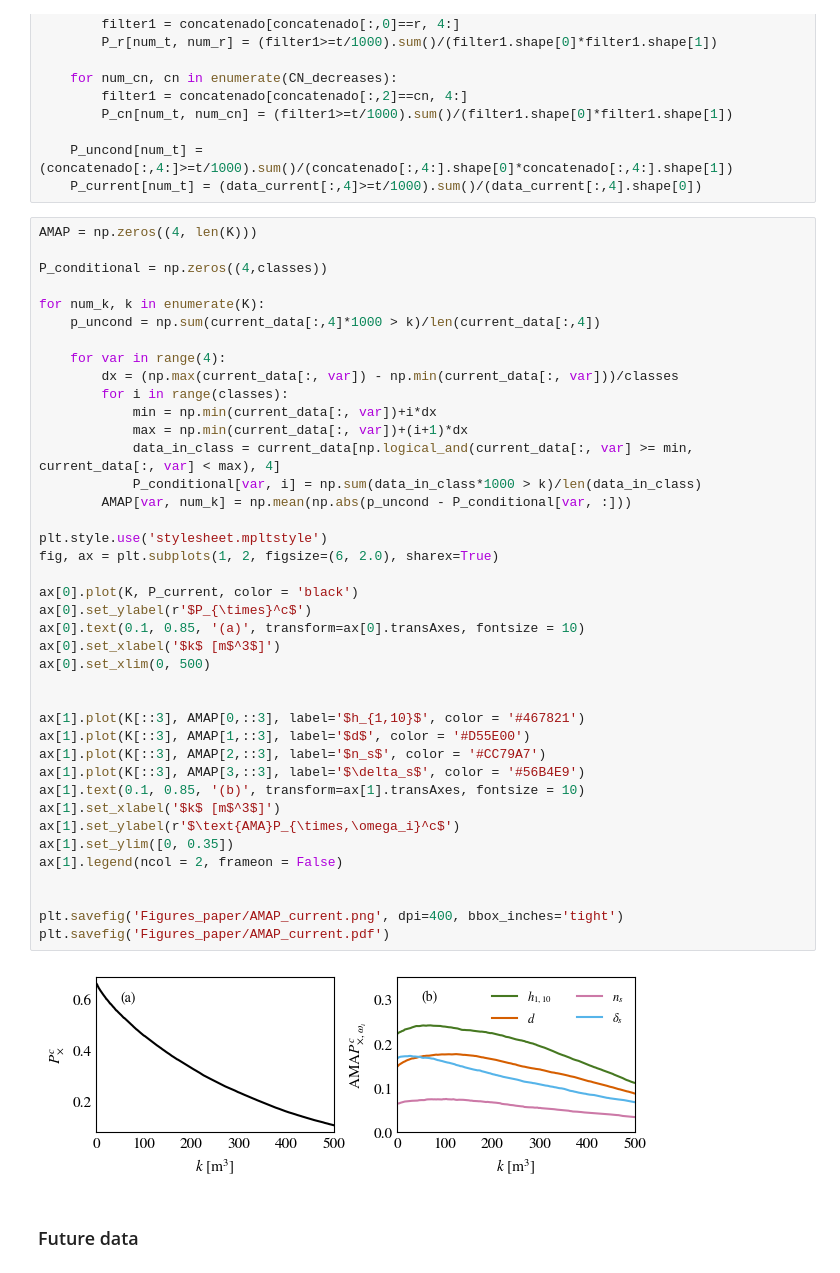
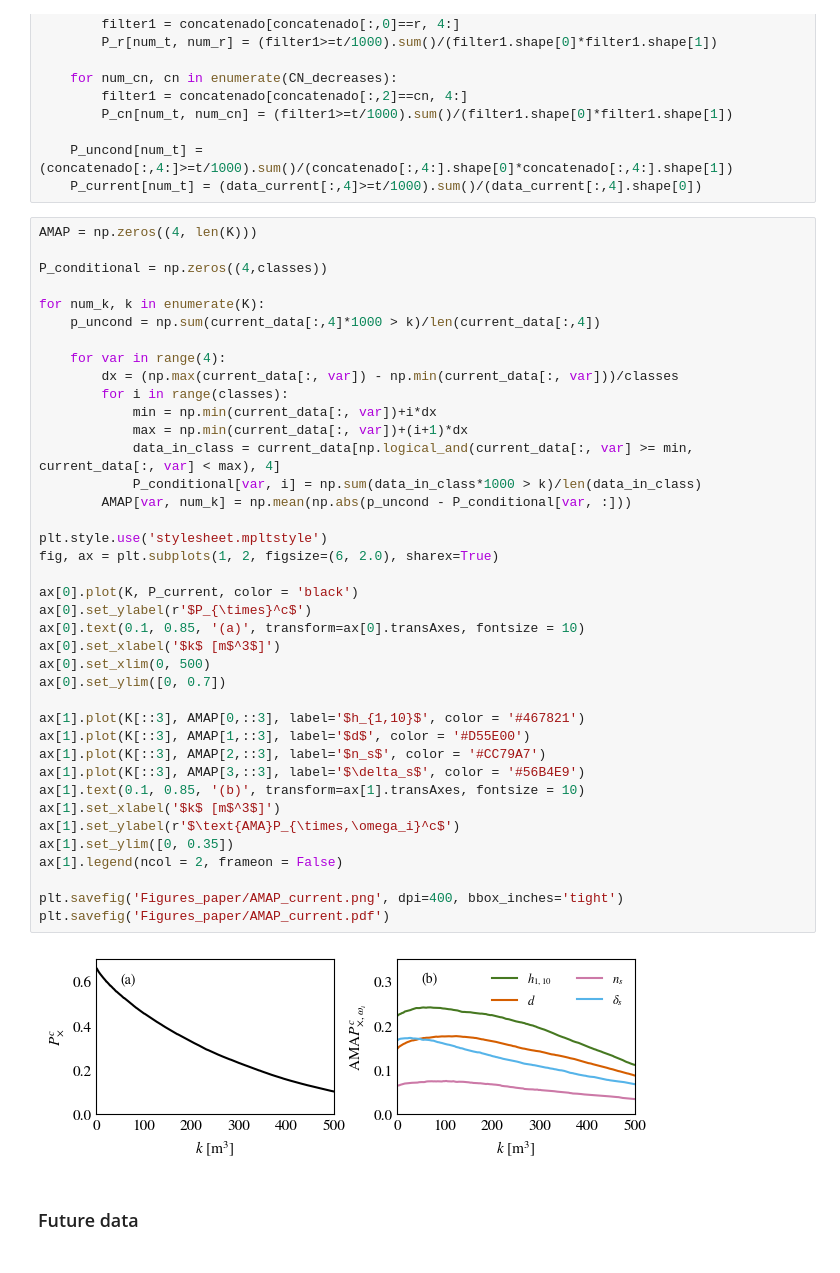
Before and after one commit to rlsandovalp/operational_picture, a Jupyter notebook: Galbiate/operational_analysis.ipynb, the cells around one changed output. Cells and saved outputs as stored; diff of their text form.

```diff
--- a/Galbiate/operational_analysis.ipynb
+++ b/Galbiate/operational_analysis.ipynb
@@ -175,36 +176,35 @@ for num_k, k in enumerate(K):
         dx = (np.max(current_data[:, var]) - np.min(current_data[:, var]))/classes
         for i in range(classes):
             min = np.min(current_data[:, var])+i*dx
             max = np.min(current_data[:, var])+(i+1)*dx
             data_in_class = current_data[np.logical_and(current_data[:, var] >= min, current_data[:, var] < max), 4]
             P_conditional[var, i] = np.sum(data_in_class*1000 > k)/len(data_in_class)
         AMAP[var, num_k] = np.mean(np.abs(p_uncond - P_conditional[var, :]))
 
 plt.style.use('stylesheet.mpltstyle')
 fig, ax = plt.subplots(1, 2, figsize=(6, 2.0), sharex=True)
 
 ax[0].plot(K, P_current, color = 'black')
 ax[0].set_ylabel(r'$P_{\times}^c$')
 ax[0].text(0.1, 0.85, '(a)', transform=ax[0].transAxes, fontsize = 10)
 ax[0].set_xlabel('$k$ [m$^3$]')
 ax[0].set_xlim(0, 500)
-
+ax[0].set_ylim([0, 0.7])
 
 ax[1].plot(K[::3], AMAP[0,::3], label='$h_{1,10}$', color = '#467821')
 ax[1].plot(K[::3], AMAP[1,::3], label='$d$', color = '#D55E00')
 ax[1].plot(K[::3], AMAP[2,::3], label='$n_s$', color = '#CC79A7')
 ax[1].plot(K[::3], AMAP[3,::3], label='$\delta_s$', color = '#56B4E9')
 ax[1].text(0.1, 0.85, '(b)', transform=ax[1].transAxes, fontsize = 10)
 ax[1].set_xlabel('$k$ [m$^3$]')
 ax[1].set_ylabel(r'$\text{AMA}P_{\times,\omega_i}^c$')
 ax[1].set_ylim([0, 0.35])
 ax[1].legend(ncol = 2, frameon = False)
 
-
 plt.savefig('Figures_paper/AMAP_current.png', dpi=400, bbox_inches='tight')
 plt.savefig('Figures_paper/AMAP_current.pdf')
 # %% [output]
-[figure, old version]
+[figure, new version]
 # %% [markdown]
 ### Future data
 # %% [markdown]
```
Also changed, not shown: parts of 4 cells of this notebook, 23 other files.
